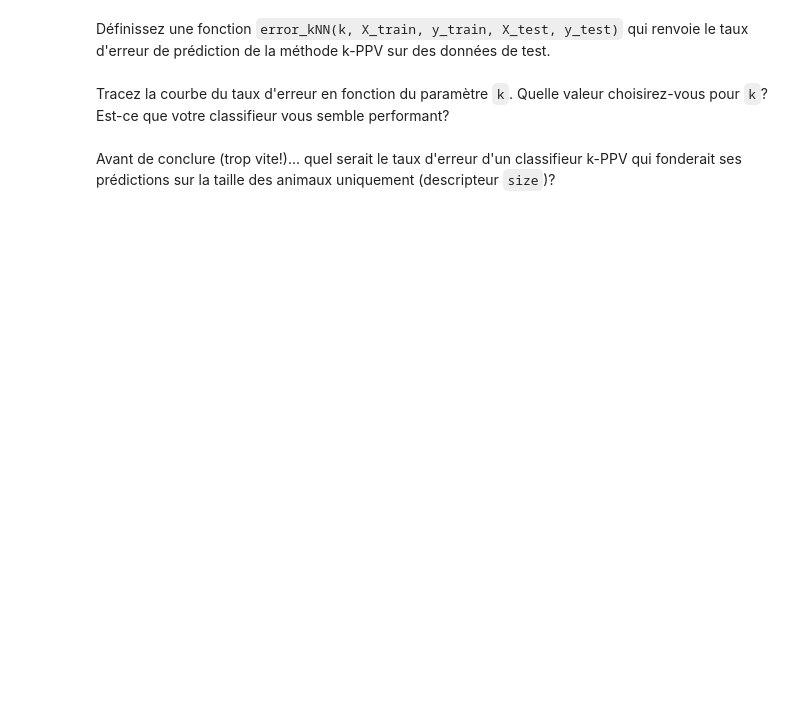
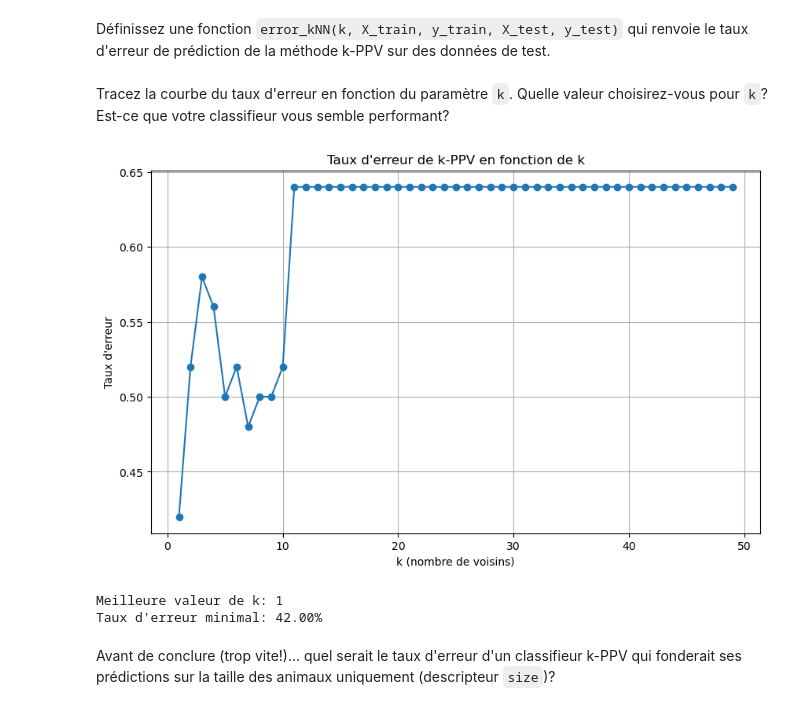
Before and after one commit to BastienMonet/IUT2, a Jupyter notebook: opti/TP4 - Classer avec la méthode des k-Plus Proches Voisins-20260304/TP4_kNN.ipynb, the cells around one changed output. Saved outputs shown, nothing was run; the diff lists cells and outputs as text; code cells hidden in the pictures; blank space fills up the shorter version.

```diff
--- a/opti/TP4 - Classer avec la méthode des k-Plus Proches Voisins-20260304/TP4_kNN.ipynb
+++ b/opti/TP4 - Classer avec la méthode des k-Plus Proches Voisins-20260304/TP4_kNN.ipynb
@@ -121,11 +121,11 @@ def train_test_split(X, y, train_ratio):
     train_indices = indices[:train_size]
     test_indices = indices[train_size:]
 
-    # Créer les sous-ensembles
-    X_train = X[train_indices]
-    X_test = X[test_indices]
-    y_train = y[train_indices]
-    y_test = y[test_indices]
+    # Créer les sous-ensembles (convertir en array numpy)
+    X_train = X.iloc[train_indices].values if hasattr(X, 'iloc') else X[train_indices]
+    X_test = X.iloc[test_indices].values if hasattr(X, 'iloc') else X[test_indices]
+    y_train = y.iloc[train_indices].values if hasattr(y, 'iloc') else y[train_indices]
+    y_test = y.iloc[test_indices].values if hasattr(y, 'iloc') else y[test_indices]
 
     return X_train, X_test, y_train, y_test
 # %% [markdown]
@@ -217,22 +234,26 @@ def error_kNN(k, X_train, y_train, X_test, y_test,):
 Tracez la courbe du taux d'erreur en fonction du paramètre `k`. Quelle valeur choisirez-vous pour `k`? Est-ce que votre classifieur vous semble performant?
 # %%
 # Tracer la courbe du taux d'erreur en fonction de k
-k_values = range(1, 21)
+k_values = range(1, 50)
 error_rates = [error_kNN(k, X_train, y_train, X_test, y_test) for k in k_values]
 
 plt.figure(figsize=(10, 6))
 plt.plot(k_values, error_rates, marker='o')
 plt.xlabel('k (nombre de voisins)')
 plt.ylabel('Taux d\'erreur')
 plt.title('Taux d\'erreur de k-PPV en fonction de k')
 plt.grid(True)
 plt.show()
 
 # Trouver la meilleure valeur de k
 best_k = k_values[np.argmin(error_rates)]
 best_error = min(error_rates)
 print(f"\nMeilleure valeur de k: {best_k}")
 print(f"Taux d'erreur minimal: {best_error:.2%}")
+# %% [output]
+[figure, added]
+Meilleure valeur de k: 1
+Taux d'erreur minimal: 42.00%
 # %% [markdown]
 Avant de conclure (trop vite!)... quel serait le taux d'erreur d'un classifieur k-PPV qui fonderait ses prédictions sur la taille des animaux uniquement (descripteur `size`)?
 # %%
```
Also changed, not shown: parts of 8 cells of this notebook, 45 other files.
